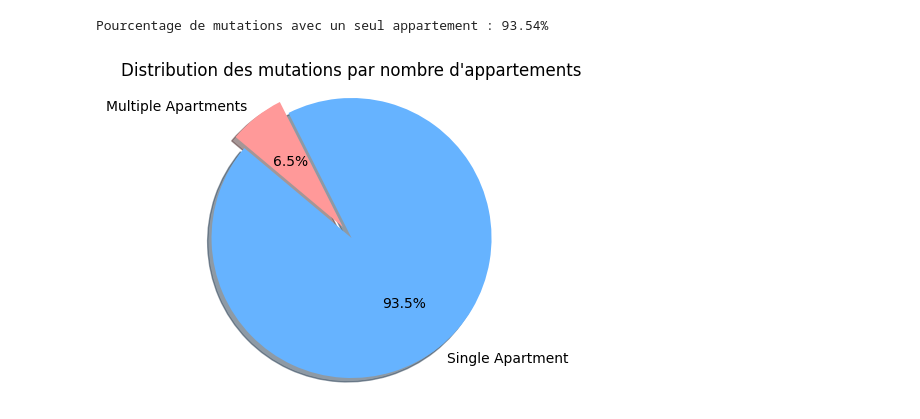
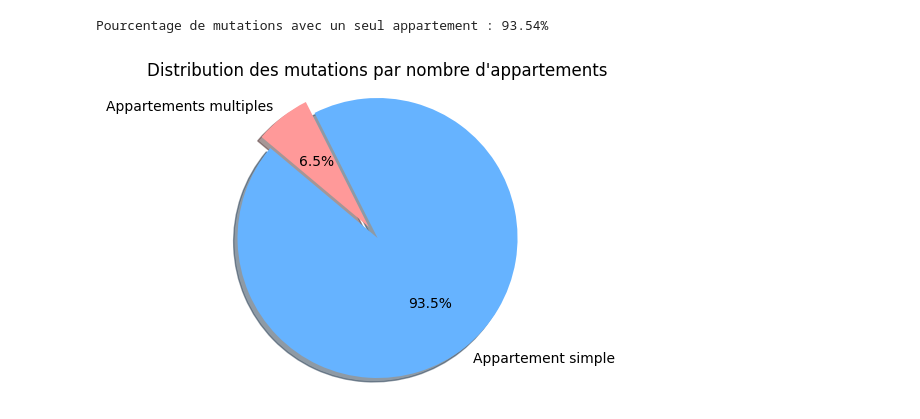
Before and after one commit to standemdem/compagnon-immobilier, a Jupyter notebook: notebooks/05_EDA_.ipynb, the cells around one changed output. Cells and saved outputs as stored; diff of their text form; code cells hidden in the pictures.

```diff
--- a/notebooks/05_EDA_.ipynb
+++ b/notebooks/05_EDA_.ipynb
@@ -250,15 +270,15 @@ print(f"Pourcentage de mutations avec un seul appartement : {single_app_percenta
 Pourcentage de mutations avec un seul appartement : 93.54%
 # %%
 # pie chart visualization of single vs multi apartment mutations
-labels = ['Single Apartment', 'Multiple Apartments']
+labels = ['Appartement simple', 'Appartements multiples']
 sizes = [single_app_percentage, 100 - single_app_percentage]
 colors = ['#66b3ff', '#ff9999']
 explode = (0.1, 0)  # explode the 1st slice
 plt.figure(figsize=(6, 4))
 plt.pie(sizes, explode=explode, labels=labels, colors=colors,
         autopct='%1.1f%%', shadow=True, startangle=140)
 plt.title('Distribution des mutations par nombre d\'appartements')
 plt.axis('equal')
 plt.show()
 # %% [output]
-[figure, old version]
+[figure, new version]
```
Also changed, not shown: parts of 22 cells of this notebook.
